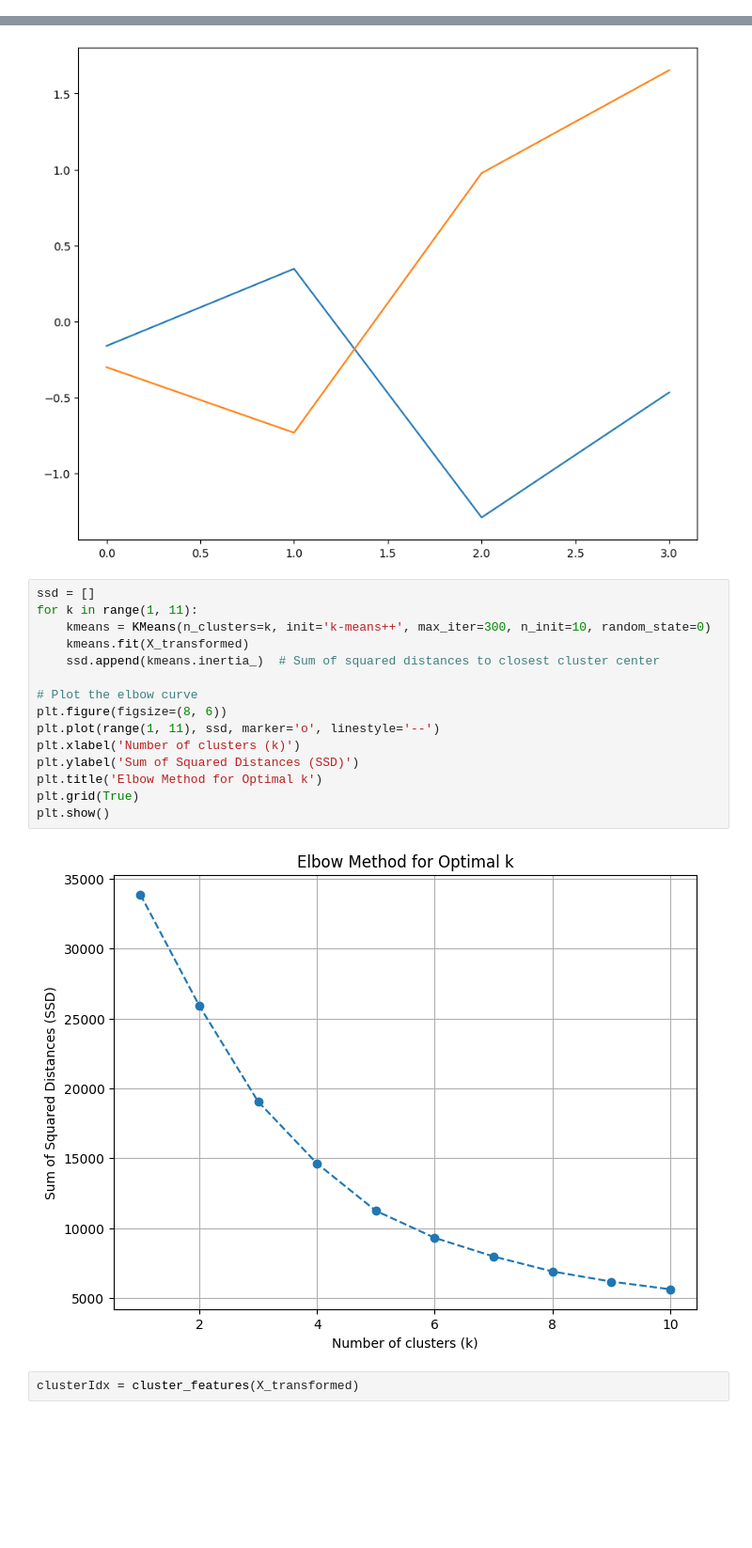
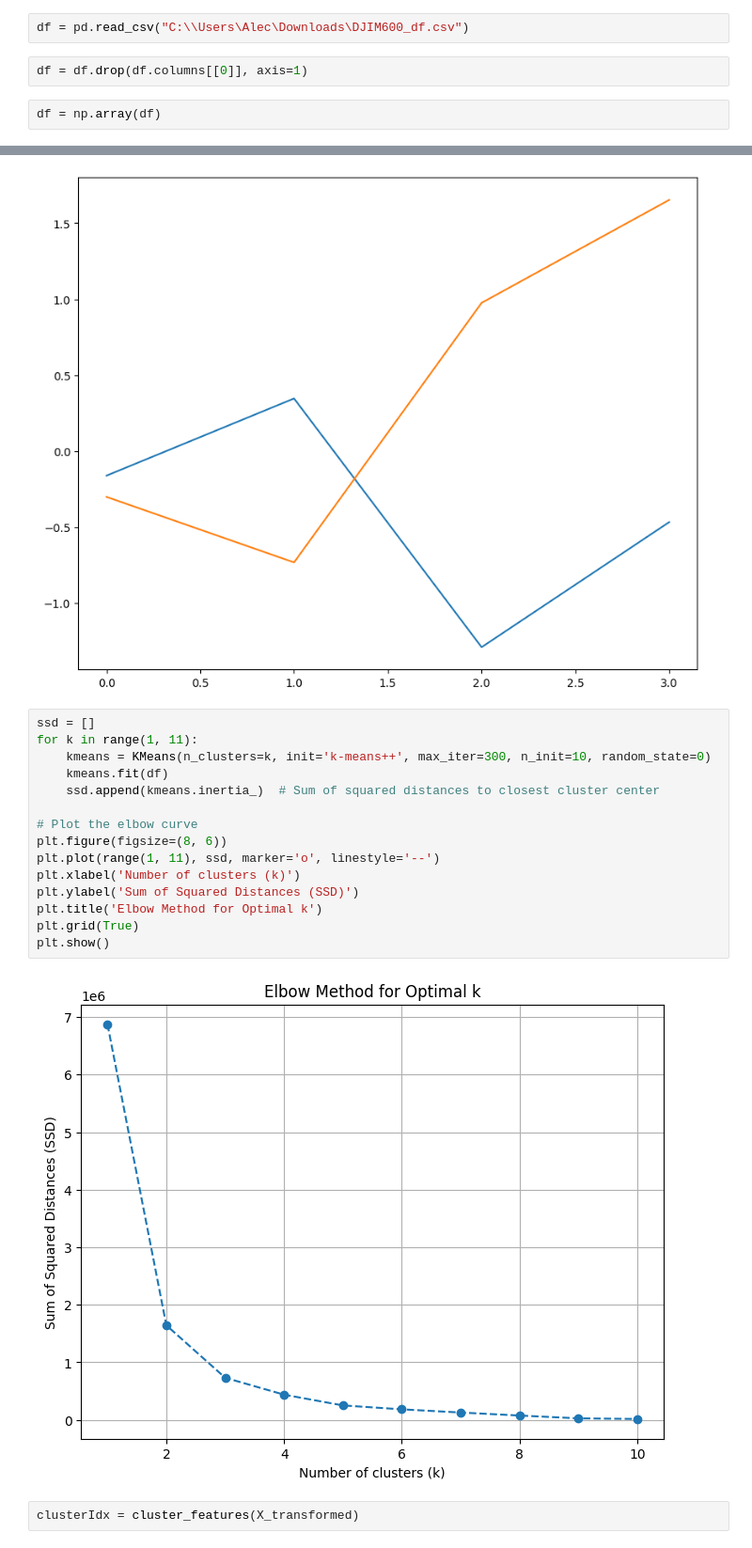
Before and after one commit to ale-chen/afrl-uav-detection, a Jupyter notebook: featureExtraction/featureClustering.ipynb, the cells around one changed output, grey strips where cells are left out. Shown at 94% size. Saved outputs shown, nothing was run; the diff lists cells and outputs as text; blank space fills up the shorter version.

```diff
--- a/featureExtraction/featureClustering.ipynb
+++ b/featureExtraction/featureClustering.ipynb
@@ -10,6 +10,12 @@ from sklearn.preprocessing import StandardScaler
 from sklearn.cluster import KMeans
 from sklearn.preprocessing import normalize
 import numpy as np
+# %%
+df = pd.read_csv("C:\\Users\Alec\Downloads\DJIM600_df.csv")
+# %%
+df = df.drop(df.columns[[0]], axis=1)
+# %%
+df = np.array(df)
 # %%
 def extract_features(chunk, sr):
     S = librosa.feature.melspectrogram(y=chunk, sr=sr, n_mels=128)
@@ -100,20 +151,20 @@ plt.show()
 # %%
 ssd = []
 for k in range(1, 11):
     kmeans = KMeans(n_clusters=k, init='k-means++', max_iter=300, n_init=10, random_state=0)
-    kmeans.fit(X_transformed)
+    kmeans.fit(df)
     ssd.append(kmeans.inertia_)  # Sum of squared distances to closest cluster center
 
 # Plot the elbow curve
 plt.figure(figsize=(8, 6))
 plt.plot(range(1, 11), ssd, marker='o', linestyle='--')
 plt.xlabel('Number of clusters (k)')
 plt.ylabel('Sum of Squared Distances (SSD)')
 plt.title('Elbow Method for Optimal k')
 plt.grid(True)
 plt.show()
 # %% [output]
-[figure, old version]
+[figure, new version]
 # %%
 clusterIdx = cluster_features(X_transformed)
 # %% [output]
```
Also changed, not shown: parts of 2 cells of this notebook, 2 other files.
